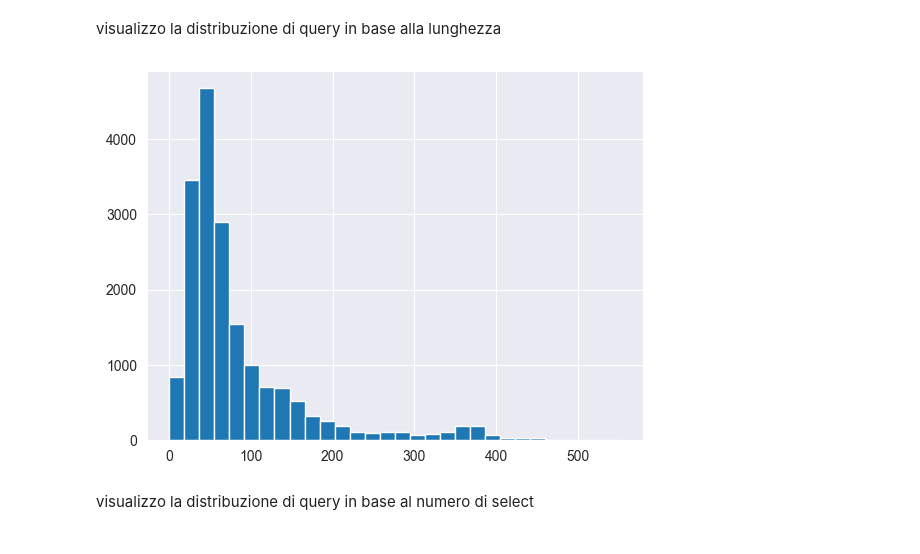
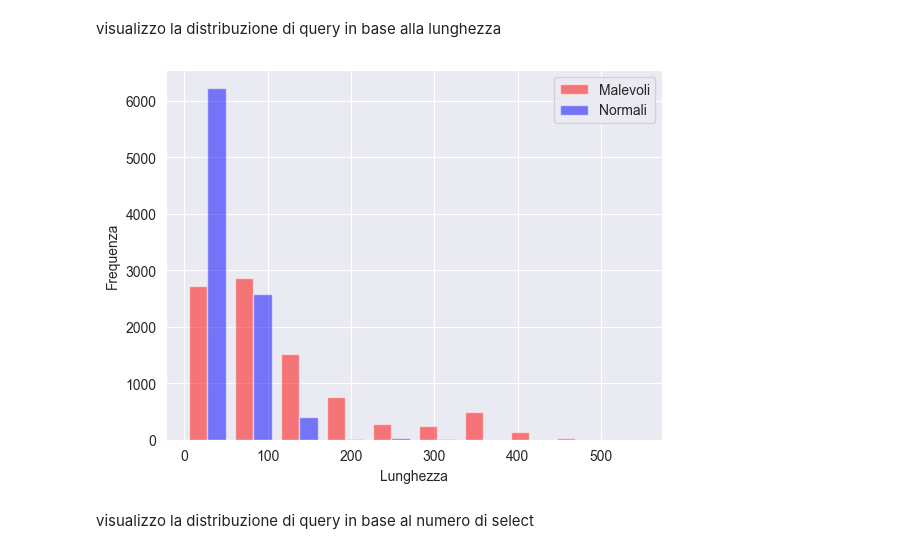
Before and after one commit to Dabi1290/S.I.D, a Jupyter notebook: Training.ipynb, the cells around one changed output. Cells and saved outputs as stored; diff of their text form; code cells hidden in the pictures.

```diff
--- a/Training.ipynb
+++ b/Training.ipynb
@@ -158,12 +162,23 @@ Select_Count    0
 dtype: int64
 # %% [markdown]
 visualizzo la distribuzione di query in base alla lunghezza
-# %%
-import matplotlib.pyplot as plt
-df['lunghezza'].hist(bins=30)
-plt.show()
-# %% [output]
-[figure, removed]
+# %%
+
+# Crea due sottoinsiemi del DataFrame in base al valore di 'target'
+df_target_1 = df[df['Label'] == 1]
+df_target_0 = df[df['Label'] == 0]
+
+# Crea l'istogramma
+plt.hist([df_target_1['lunghezza'], df_target_0['lunghezza']], color=['r','b'], alpha=0.5)
+
+
+plt.xlabel('Lunghezza')
+plt.ylabel('Frequenza')
+plt.legend(['Malevoli', 'Normali'])
+
+plt.show()
+# %% [output]
+[figure, added]
 # %% [markdown]
 visualizzo la distribuzione di query in base al numero di select
 # %%
```
Also changed, not shown: parts of 4 cells of this notebook, 7 other files.
